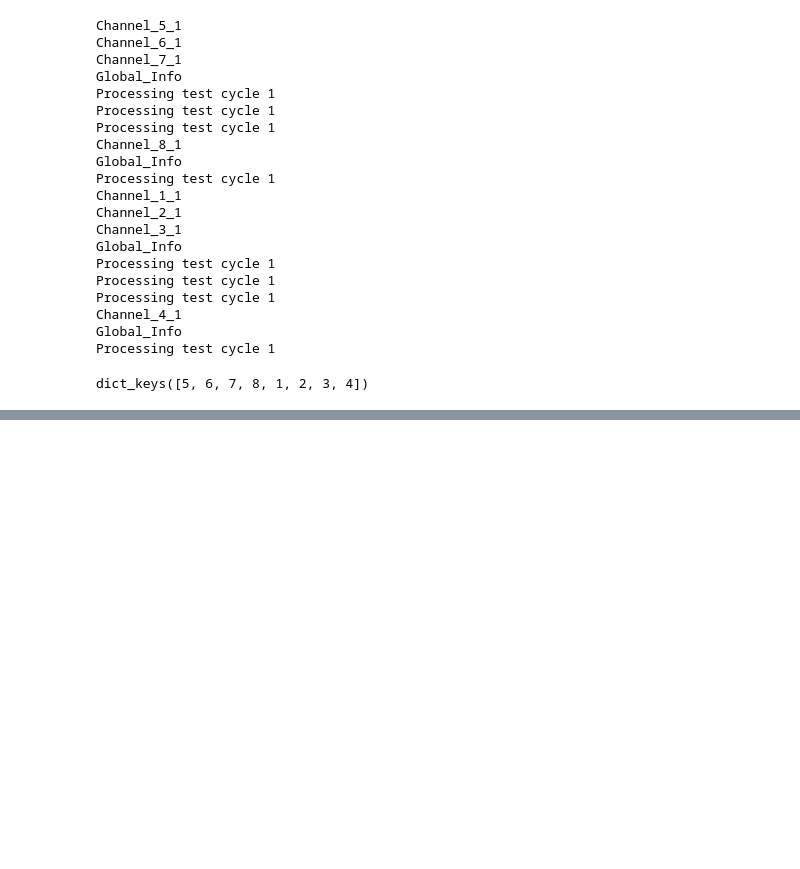
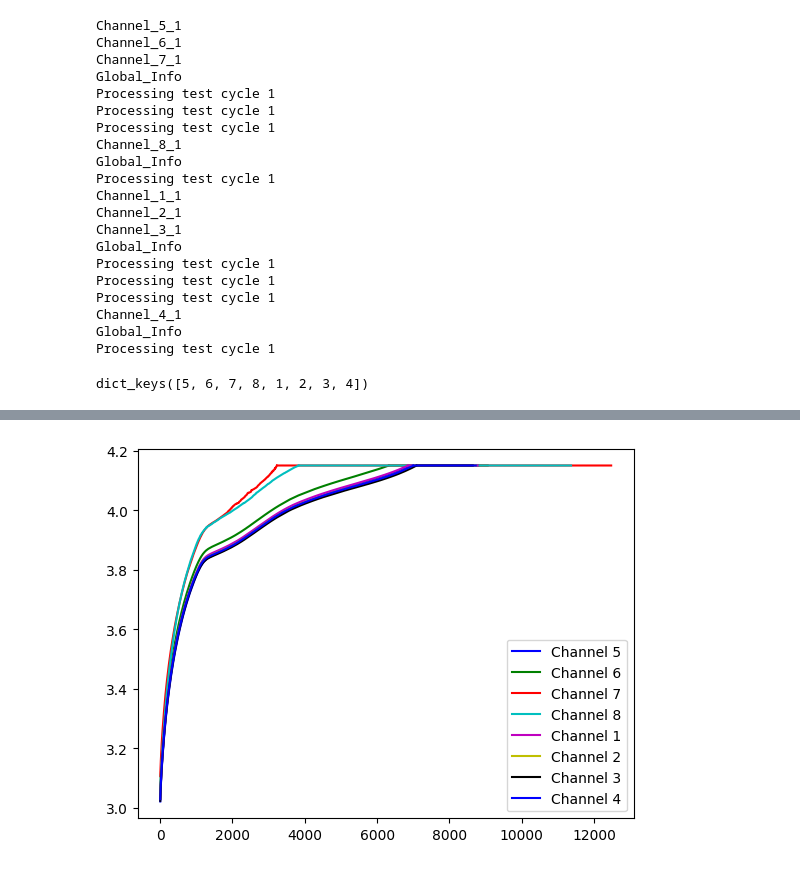
Before and after one commit to seanbuchanan-eng/battery_sizing_model, a Jupyter notebook: junk/test_leaf.ipynb, the cells around one changed output, grey strips where cells are left out. Cells and saved outputs as stored; diff of their text form; code cells hidden in the pictures; blank space fills up the shorter version.

```diff
--- a/junk/test_leaf.ipynb
+++ b/junk/test_leaf.ipynb
@@ -160,0 +126,4 @@ plt.show();
+# %%
+plot_cc_cv_step("Voltage(V)")
+# %% [output]
+[figure, added]
```
Also changed, not shown: parts of 6 cells of this notebook, 1 other file.
